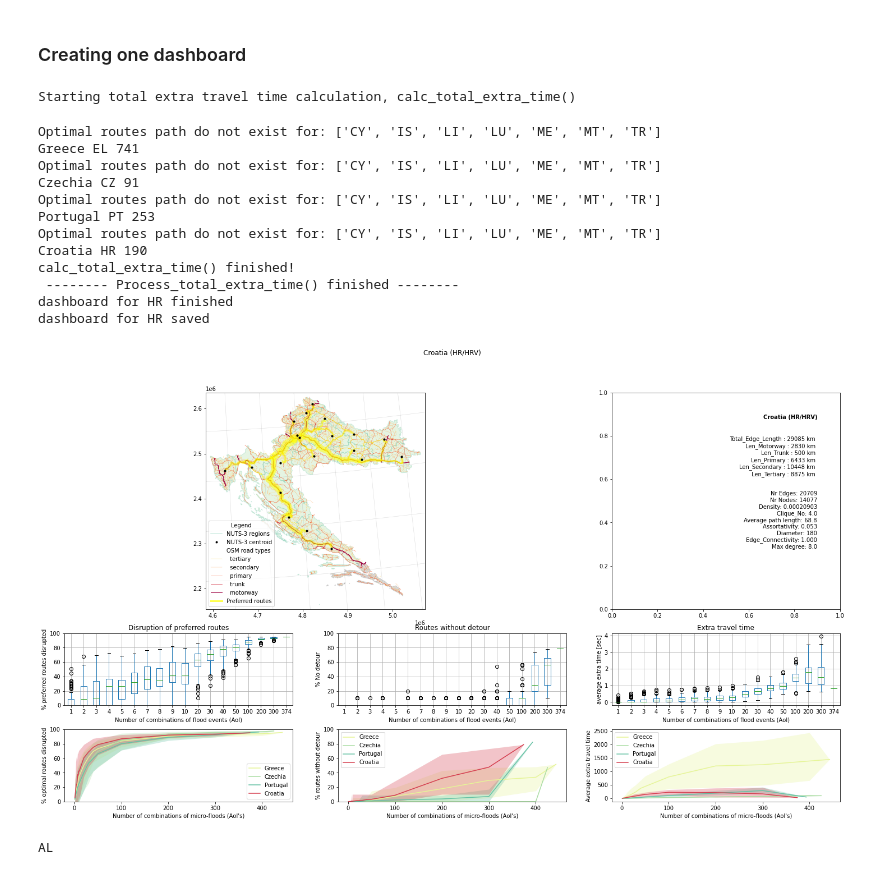
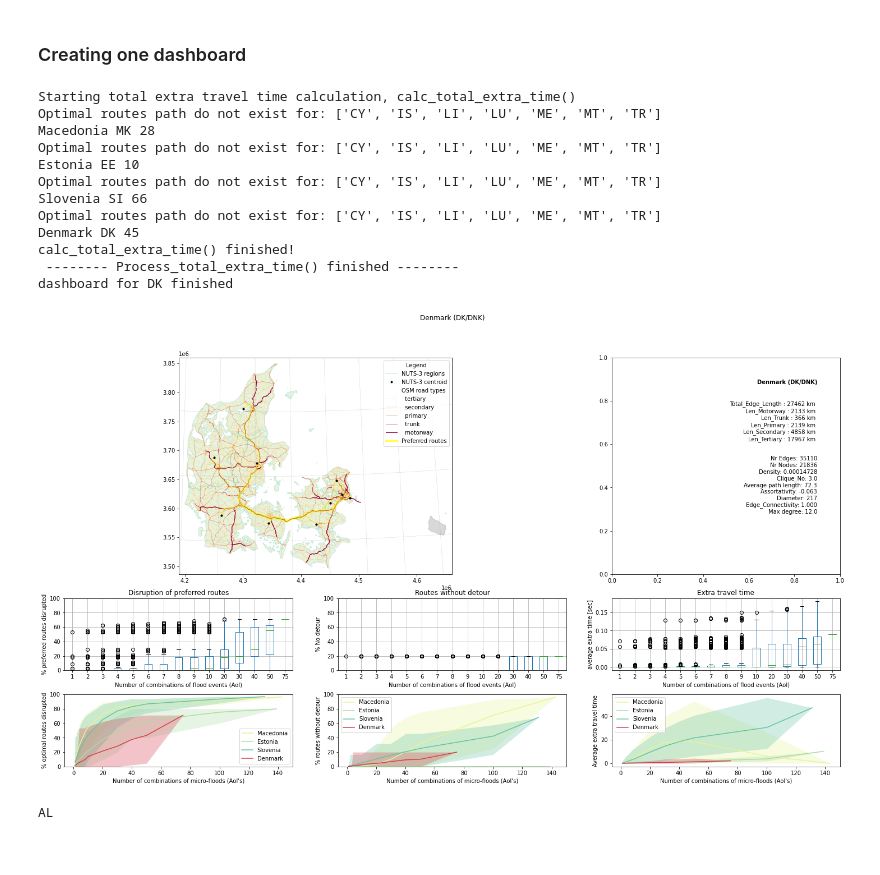
Before and after one commit to keesvanginkel/europe_flood_road_disruption, a Jupyter notebook: visualisations/Dashboard.ipynb, the cells around one changed output. Saved outputs shown, nothing was run; the diff lists cells and outputs as text; code cells hidden in the pictures.

Commit message:
updated visualisation functionality

```diff
--- a/visualisations/Dashboard.ipynb
+++ b/visualisations/Dashboard.ipynb
@@ -226,7 +206,7 @@ plt.show()
 # %%
 n2_analysis = ['BE','NL','DE'] #List of countries for which analysis is done on NUTS-2 level instead of NUTS-3 level
 # %%
-c = 'HR'
+c = 'DK'
 save_pdf=False,
 save_png=False
 fb=('q_05','q_95')
@@ -392,48 +372,47 @@ if True:
     total_extra_time_abs, total_extra_time_rel = vis.process_total_extra_time(df_totaltraveltime)
 
     fig, ax12 = vis.extra_time_boxplot(df,c_name,unit='sec',save=False,fig=fig, ax=ax12)
     fig, ax22 = vis.total_extra_time_aggregated_lineplot(total_extra_time_abs, group_sel, fill_between=fb, fig=fig,ax=ax22,clrs=plot_colors)
     ax12.set_title('Extra travel time')
 
 
     for ax in [ax10,ax20,ax11,ax21]:
         ax.set_ylim(0,100)
 
     fig.suptitle(t='{} ({}/{})'.format(country_names(c),c,N0_to_3L(c))) #Supress text
 
 
     #### Add legend
     ax00.legend(handles=handles00,title='Legend',loc='best')
 
     ### Add gridlines
     if nutslevel == 'n3':
         ax00 = add_grid(ax00,N3_sel)
 
     elif nutslevel == 'n2':
         ax00 = add_grid(ax00,N2_sel)
 
     print('dashboard for {} finished'.format(c))
     #if save_pdf: fig.savefig('dashboards3/{}.pdf'.format(c),bbox_inches='tight',dpi=500)
     #if save_png: fig.savefig('dashboards3/{}.png'.format(c),bbox_inches='tight',dpi=500)
-    if save_pdf or save_png: print('dashboard for {} saved'.format(c))
+    #if (save_pdf or save_png): print('dashboard for {} saved'.format(c))
 
 
-#create_dashboard('BE',save_pdf=False,save_png=True,fb=('q_05','q_95'))
+#create_dashboard('UK',save_pdf=False,save_png=True,fb=('q_05','q_95'))
 # %% [output]
 Starting total extra travel time calculation, calc_total_extra_time()
+Optimal routes path do not exist for: ['CY', 'IS', 'LI', 'LU', 'ME', 'MT', 'TR']
+Macedonia MK 28
+Optimal routes path do not exist for: ['CY', 'IS', 'LI', 'LU', 'ME', 'MT', 'TR']
+Estonia EE 10
+Optimal routes path do not exist for: ['CY', 'IS', 'LI', 'LU', 'ME', 'MT', 'TR']
+Slovenia SI 66
+Optimal routes path do not exist for: ['CY', 'IS', 'LI', 'LU', 'ME', 'MT', 'TR']
+Denmark DK 45
+calc_total_extra_time() finished!
+ -------- Process_total_extra_time() finished --------
+dashboard for DK finished
-Optimal routes path do not exist for: ['CY', 'IS', 'LI', 'LU', 'ME', 'MT', 'TR']
-Greece EL 741
-Optimal routes path do not exist for: ['CY', 'IS', 'LI', 'LU', 'ME', 'MT', 'TR']
-Czechia CZ 91
-Optimal routes path do not exist for: ['CY', 'IS', 'LI', 'LU', 'ME', 'MT', 'TR']
-Portugal PT 253
-Optimal routes path do not exist for: ['CY', 'IS', 'LI', 'LU', 'ME', 'MT', 'TR']
-Croatia HR 190
-calc_total_extra_time() finished!
- -------- Process_total_extra_time() finished --------
-dashboard for HR finished
-dashboard for HR saved
-[figure, old version]
+[figure, new version]
 # %%
 fig.savefig('dashboards3/{}.png'.format(c),bbox_inches='tight',dpi=500)
 # %%
```
Also changed, not shown: parts of 5 cells of this notebook, 2 other files.
